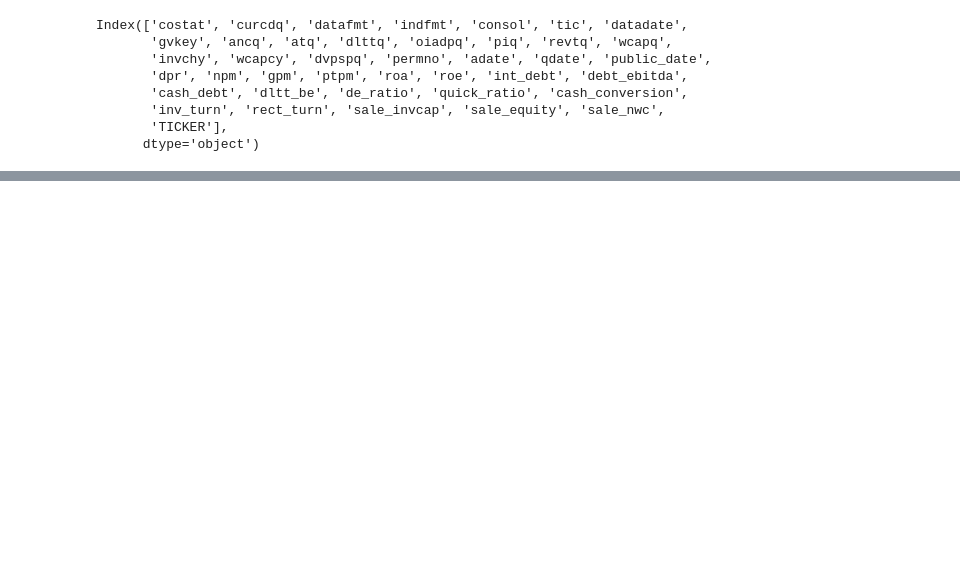
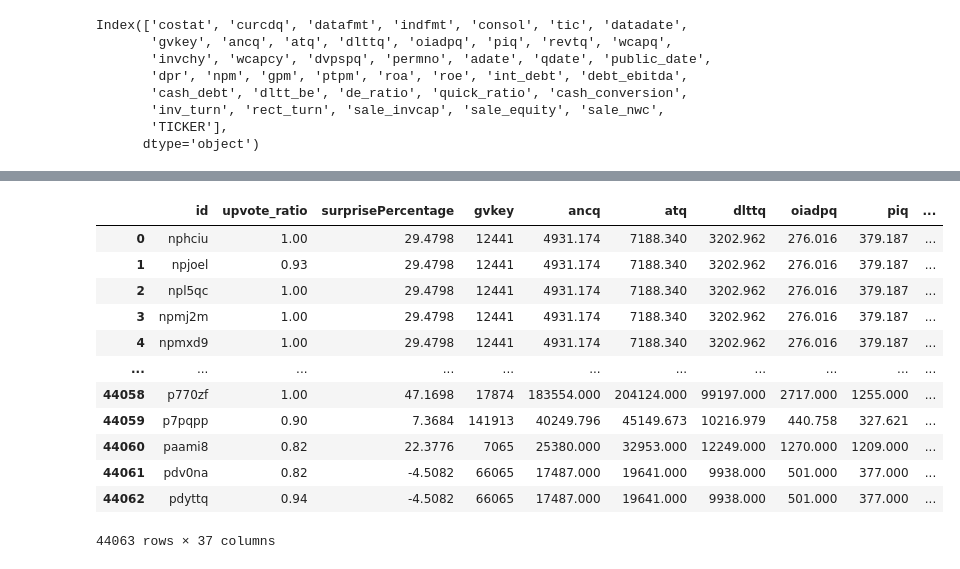
Before and after one commit to YuxinYY/Pre-earnings-Social-Media-Sentiment-Accuracy, a Jupyter notebook: data processing/readdata.ipynb, the cells around one changed output, grey strips where cells are left out. Drawn from its saved outputs; the diff is of its cells as text; code cells hidden in the pictures; blank space fills up the shorter version.

Commit message:
Update label and features.

```diff
--- a/data processing/readdata.ipynb
+++ b/data processing/readdata.ipynb
@@ -827,0 +829,18 @@ train.to_csv(r"2021Q2train_allfeature.csv",index=False)
+# %%
+train = pd.concat([tmp[["id", "upvote_ratio", "surprisePercentage"]], tmp.iloc[:,30:]], axis = 1)
+train.to_csv(r"2021Q2train_allfeature_labelsurprisepercentage.csv",index=False)
+train
+# %% [output]
+|  | id | upvote_ratio | surprisePercentage | gvkey | ancq | atq | dlttq | oiadpq | piq | ... |
+| 0 | nphciu | 1.00 | 29.4798 | 12441 | 4931.174 | 7188.340 | 3202.962 | 276.016 | 379.187 | ... |
+| 1 | npjoel | 0.93 | 29.4798 | 12441 | 4931.174 | 7188.340 | 3202.962 | 276.016 | 379.187 | ... |
+| 2 | npl5qc | 1.00 | 29.4798 | 12441 | 4931.174 | 7188.340 | 3202.962 | 276.016 | 379.187 | ... |
+| 3 | npmj2m | 1.00 | 29.4798 | 12441 | 4931.174 | 7188.340 | 3202.962 | 276.016 | 379.187 | ... |
+| 4 | npmxd9 | 1.00 | 29.4798 | 12441 | 4931.174 | 7188.340 | 3202.962 | 276.016 | 379.187 | ... |
+| ... | ... | ... | ... | ... | ... | ... | ... | ... | ... | ... |
+| 44058 | p770zf | 1.00 | 47.1698 | 17874 | 183554.000 | 204124.000 | 99197.000 | 2717.000 | 1255.000 | ... |
+| 44059 | p7pqpp | 0.90 | 7.3684 | 141913 | 40249.796 | 45149.673 | 10216.979 | 440.758 | 327.621 | ... |
+| 44060 | paami8 | 0.82 | 22.3776 | 7065 | 25380.000 | 32953.000 | 12249.000 | 1270.000 | 1209.000 | ... |
+| 44061 | pdv0na | 0.82 | -4.5082 | 66065 | 17487.000 | 19641.000 | 9938.000 | 501.000 | 377.000 | ... |
+| 44062 | pdyttq | 0.94 | -4.5082 | 66065 | 17487.000 | 19641.000 | 9938.000 | 501.000 | 377.000 | ... |
+44063 rows × 37 columns
```
Also changed, not shown: parts of 4 cells of this notebook.
